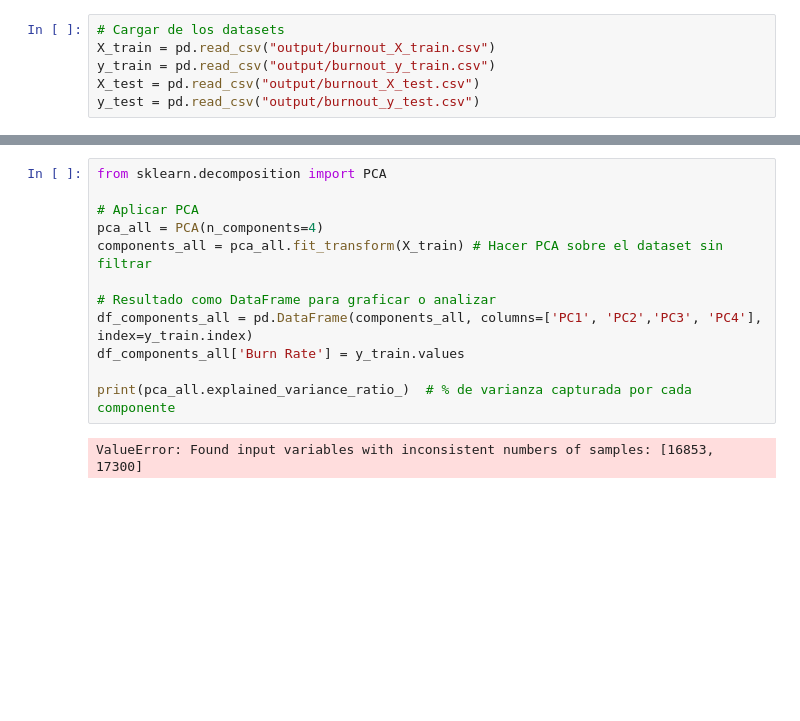
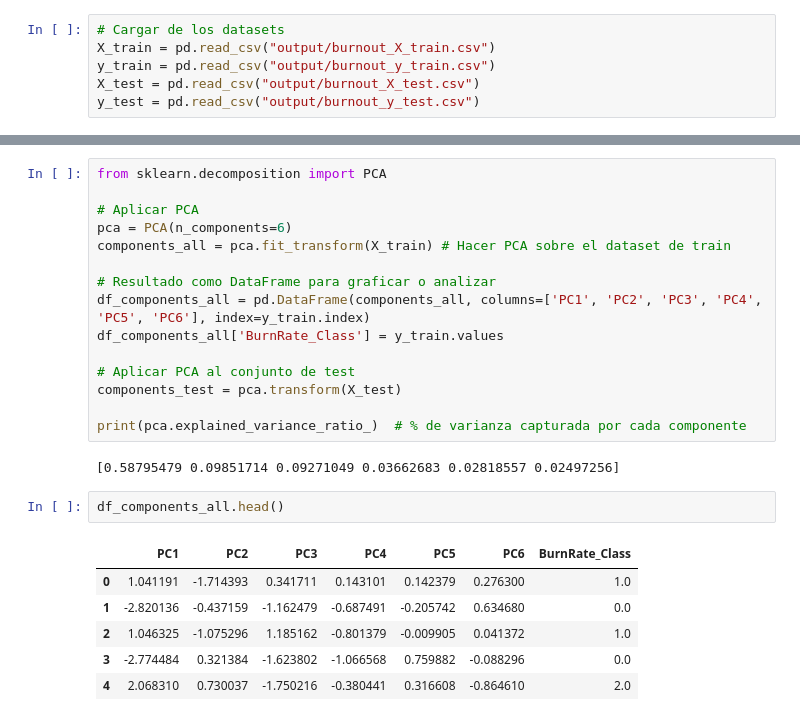
Before and after one commit to emiliano-ipa/CEIA-ML-TPFINAL, a Jupyter notebook: TP1_PCA.ipynb, the cells around one changed output, grey strips where cells are left out. Drawn from its saved outputs; the diff is of its cells as text; blank space fills up the shorter version.

```diff
--- a/TP1_PCA.ipynb
+++ b/TP1_PCA.ipynb
@@ -27,13 +27,25 @@ X_train.shape, y_train.shape
 from sklearn.decomposition import PCA
 
 # Aplicar PCA
-pca_all = PCA(n_components=4)
-components_all = pca_all.fit_transform(X_train) # Hacer PCA sobre el dataset sin filtrar
+pca = PCA(n_components=6)
+components_all = pca.fit_transform(X_train) # Hacer PCA sobre el dataset de train
 
 # Resultado como DataFrame para graficar o analizar
-df_components_all = pd.DataFrame(components_all, columns=['PC1', 'PC2','PC3', 'PC4'], index=y_train.index)
-df_components_all['Burn Rate'] = y_train.values
+df_components_all = pd.DataFrame(components_all, columns=['PC1', 'PC2', 'PC3', 'PC4', 'PC5', 'PC6'], index=y_train.index)
+df_components_all['BurnRate_Class'] = y_train.values
 
-print(pca_all.explained_variance_ratio_)  # % de varianza capturada por cada componente
+# Aplicar PCA al conjunto de test
+components_test = pca.transform(X_test)
+
+print(pca.explained_variance_ratio_)  # % de varianza capturada por cada componente
 # %% [output]
-ValueError: Found input variables with inconsistent numbers of samples: [16853, 17300]
+[0.58795479 0.09851714 0.09271049 0.03662683 0.02818557 0.02497256]
+# %%
+df_components_all.head()
+# %% [output]
+|  | PC1 | PC2 | PC3 | PC4 | PC5 | PC6 | BurnRate_Class |
+| 0 | 1.041191 | -1.714393 | 0.341711 | 0.143101 | 0.142379 | 0.276300 | 1.0 |
+| 1 | -2.820136 | -0.437159 | -1.162479 | -0.687491 | -0.205742 | 0.634680 | 0.0 |
+| 2 | 1.046325 | -1.075296 | 1.185162 | -0.801379 | -0.009905 | 0.041372 | 1.0 |
+| 3 | -2.774484 | 0.321384 | -1.623802 | -1.066568 | 0.759882 | -0.088296 | 0.0 |
+| 4 | 2.068310 | 0.730037 | -1.750216 | -0.380441 | 0.316608 | -0.864610 | 2.0 |
```
Also changed, not shown: parts of 11 cells of this notebook, 5 other files.
